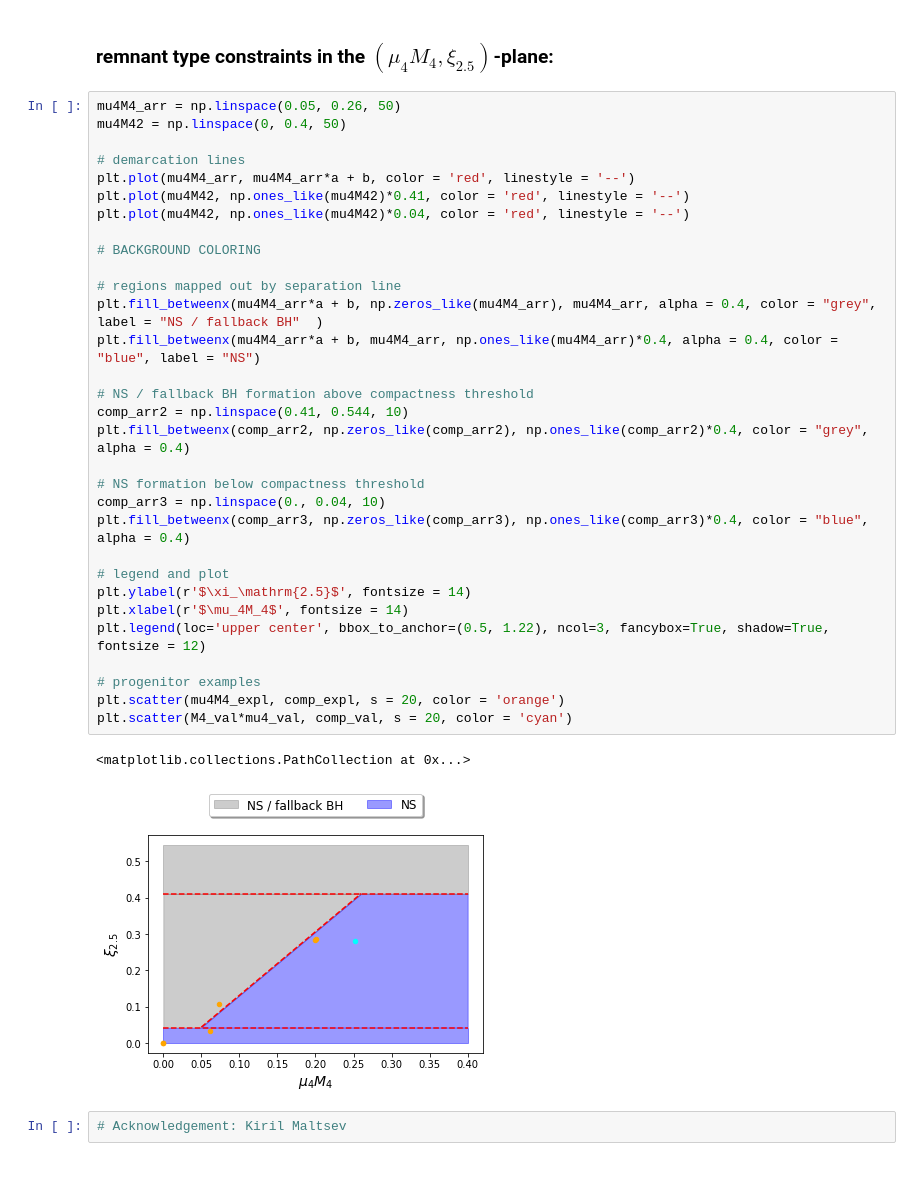
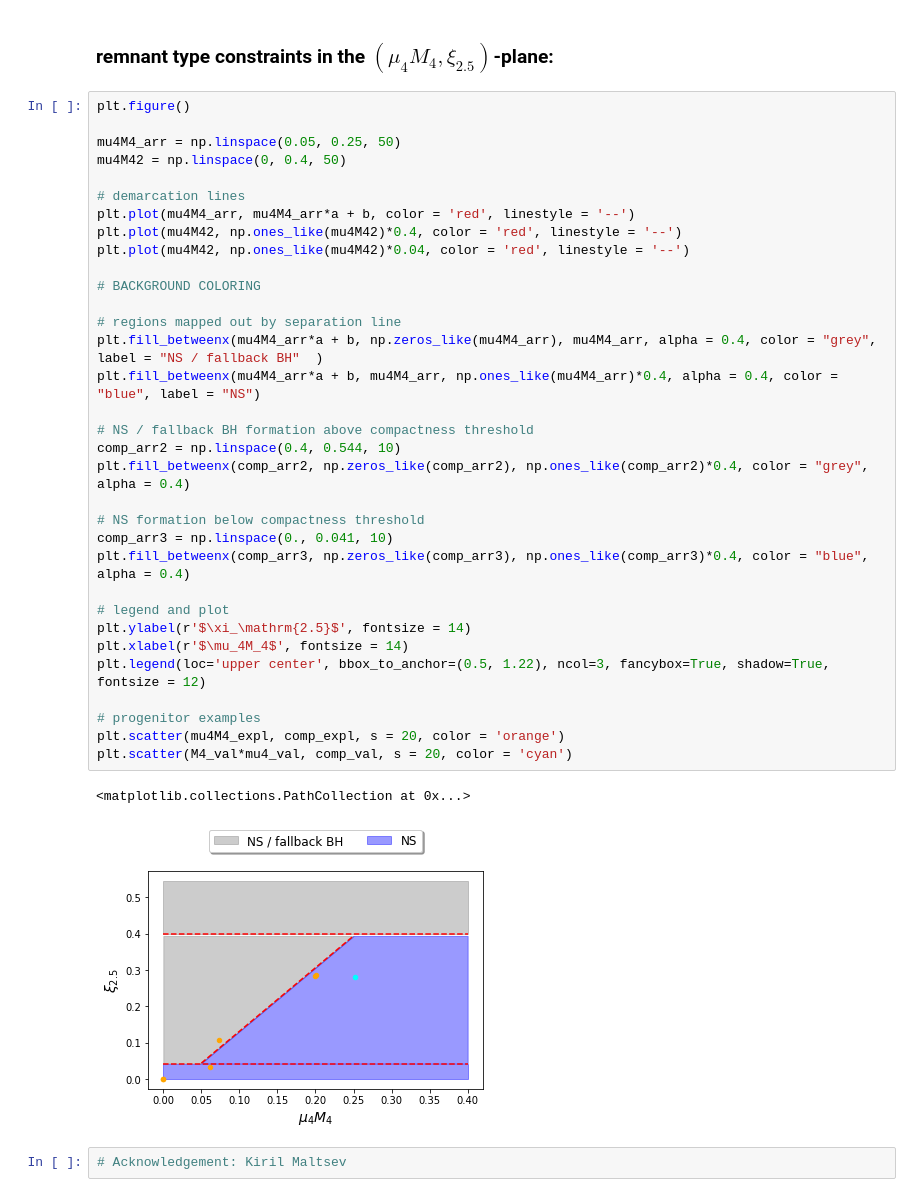
Before and after one commit to kmaltsev/explodability, a Jupyter notebook: Explodability_and_Fallback_criteria.ipynb, the cells around one changed output. Drawn from its saved outputs; the diff is of its cells as text.

```diff
--- a/Explodability_and_Fallback_criteria.ipynb
+++ b/Explodability_and_Fallback_criteria.ipynb
@@ -230,38 +230,40 @@ plt.scatter(M4, M4/mco_expl, s = 20, color = 'orange')
 # %% [markdown]
 ### remnant type constraints in the $(\mu_4M_4,\xi_{2.5})$-plane:
 # %%
-mu4M4_arr = np.linspace(0.05, 0.26, 50)
+plt.figure()
+
+mu4M4_arr = np.linspace(0.05, 0.25, 50)
 mu4M42 = np.linspace(0, 0.4, 50)
 
 # demarcation lines
 plt.plot(mu4M4_arr, mu4M4_arr*a + b, color = 'red', linestyle = '--')
-plt.plot(mu4M42, np.ones_like(mu4M42)*0.41, color = 'red', linestyle = '--')
+plt.plot(mu4M42, np.ones_like(mu4M42)*0.4, color = 'red', linestyle = '--')
 plt.plot(mu4M42, np.ones_like(mu4M42)*0.04, color = 'red', linestyle = '--')
 
 # BACKGROUND COLORING
 
 # regions mapped out by separation line
 plt.fill_betweenx(mu4M4_arr*a + b, np.zeros_like(mu4M4_arr), mu4M4_arr, alpha = 0.4, color = "grey", label = "NS / fallback BH"  )
 plt.fill_betweenx(mu4M4_arr*a + b, mu4M4_arr, np.ones_like(mu4M4_arr)*0.4, alpha = 0.4, color = "blue", label = "NS")
 
 # NS / fallback BH formation above compactness threshold
-comp_arr2 = np.linspace(0.41, 0.544, 10)
+comp_arr2 = np.linspace(0.4, 0.544, 10)
 plt.fill_betweenx(comp_arr2, np.zeros_like(comp_arr2), np.ones_like(comp_arr2)*0.4, color = "grey", alpha = 0.4)
 
 # NS formation below compactness threshold
-comp_arr3 = np.linspace(0., 0.04, 10)
+comp_arr3 = np.linspace(0., 0.041, 10)
 plt.fill_betweenx(comp_arr3, np.zeros_like(comp_arr3), np.ones_like(comp_arr3)*0.4, color = "blue", alpha = 0.4)
 
 # legend and plot
 plt.ylabel(r'$\xi_\mathrm{2.5}$', fontsize = 14)
 plt.xlabel(r'$\mu_4M_4$', fontsize = 14)
 plt.legend(loc='upper center', bbox_to_anchor=(0.5, 1.22), ncol=3, fancybox=True, shadow=True, fontsize = 12)
 
 # progenitor examples
 plt.scatter(mu4M4_expl, comp_expl, s = 20, color = 'orange')
 plt.scatter(M4_val*mu4_val, comp_val, s = 20, color = 'cyan')
 # %% [output]
 <matplotlib.collections.PathCollection at 0x...>
-[figure, old version]
+[figure, new version]
 # %%
 # Acknowledgement: Kiril Maltsev
```
Also changed, not shown: parts of 5 cells of this notebook.
